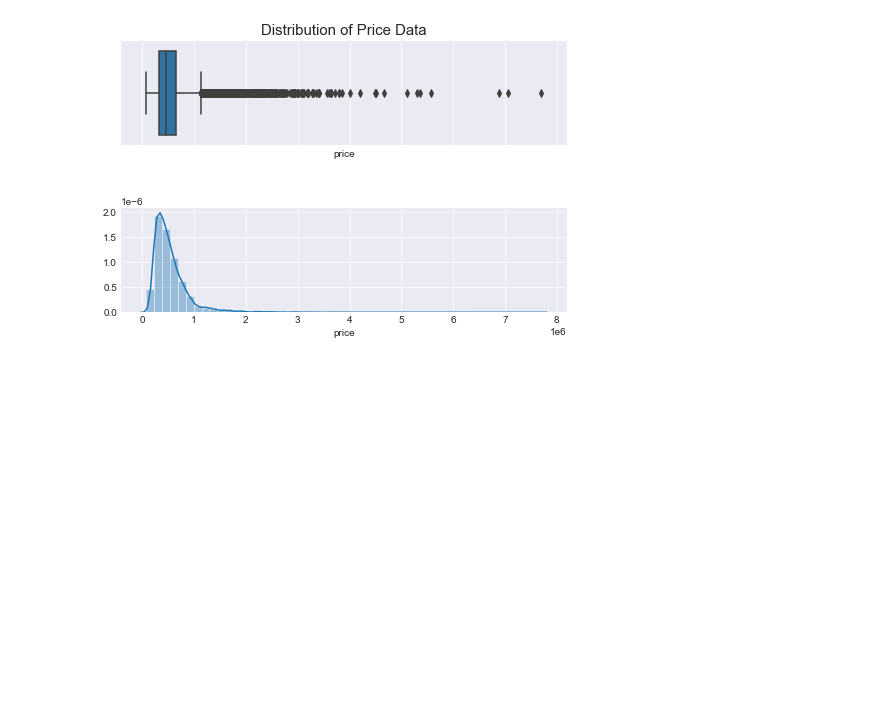
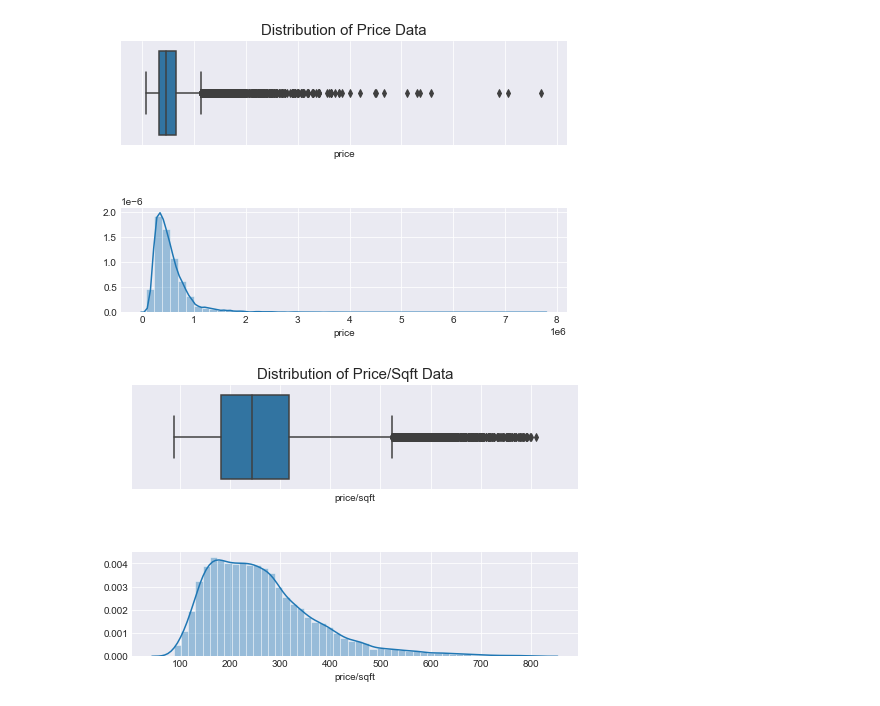
Before and after one commit to fecezar/Module-2-regression-project, a Jupyter notebook: Untitled.ipynb, the cells around one changed output. Cells and saved outputs as stored; diff of their text form; code cells hidden in the pictures; blank space fills up the shorter version.

```diff
--- a/Untitled.ipynb
+++ b/Untitled.ipynb
@@ -73,3 +74,18 @@ ax1.set_title('Distribution of Price Data', fontsize=15)
 plt.show()
 # %% [output]
 [figure]
+# %%
+df['price/sqft'] = df['price'] / df['sqft_living']
+
+f, (ax1, ax2) = plt.subplots(2, 1, figsize=(8, 5), sharex=True)
+#plt.title('Distribution of Price Data')
+plt.subplots_adjust(hspace=0.6)
+
+
+sns.boxplot(x="price/sqft", data=df, ax=ax1)
+sns.distplot(df['price/sqft'], kde=True, hist=True)
+ax1.set_title('Distribution of Price/Sqft Data', fontsize=15)
+
+plt.show()
+# %% [output]
+[figure, added]
```
Also changed, not shown: parts of 8 cells of this notebook.
